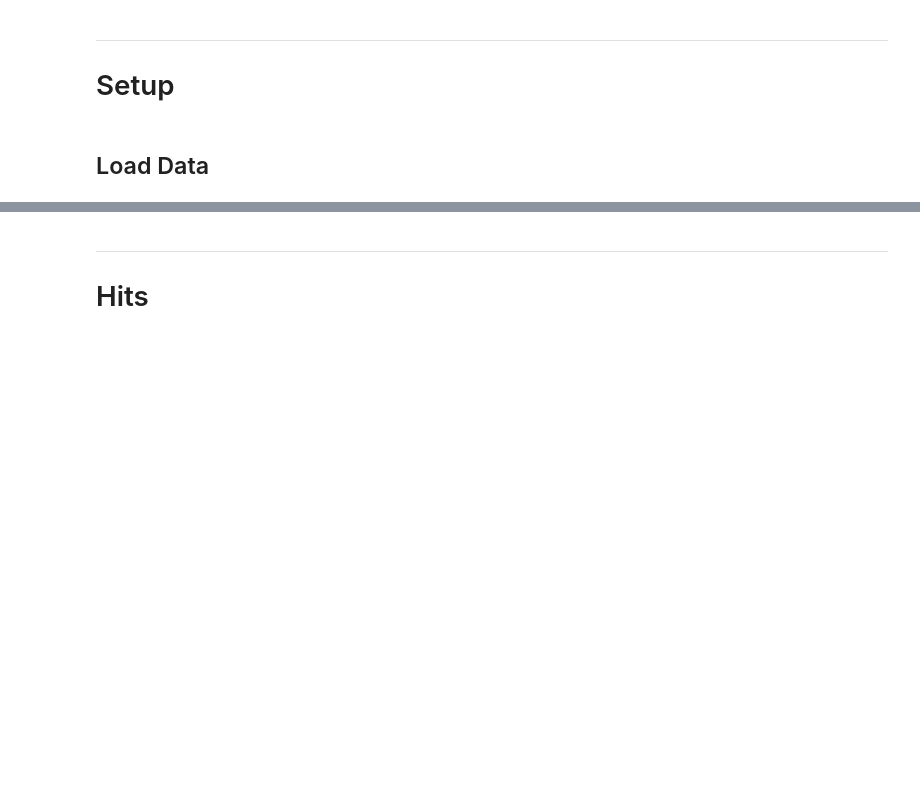
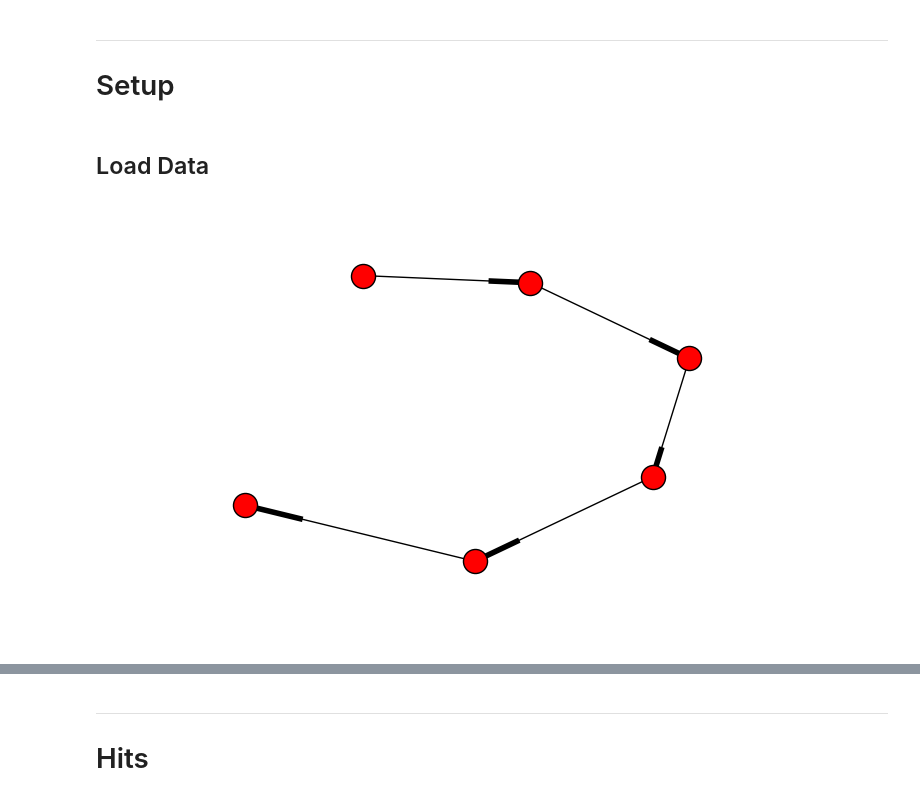
Before and after one commit to Lee-W/Link-Analysis, a Jupyter notebook: Link Analysis.ipynb, the cells around one changed output, grey strips where cells are left out. Cells and saved outputs as stored; diff of their text form; code cells hidden in the pictures; blank space fills up the shorter version.

```diff
--- a/Link Analysis.ipynb
+++ b/Link Analysis.ipynb
@@ -29,3 +29,8 @@ def load_graph_gen(filename):
 graph1_gen = load_graph_gen('dataset/graph_1.txt')
 # %%
 G1 = nx.DiGraph(graph1_gen)
+# %%
+nx.draw(G1)
+plt.show()
+# %% [output]
+[figure, added]
```
Also changed, not shown: parts of 22 cells of this notebook.
